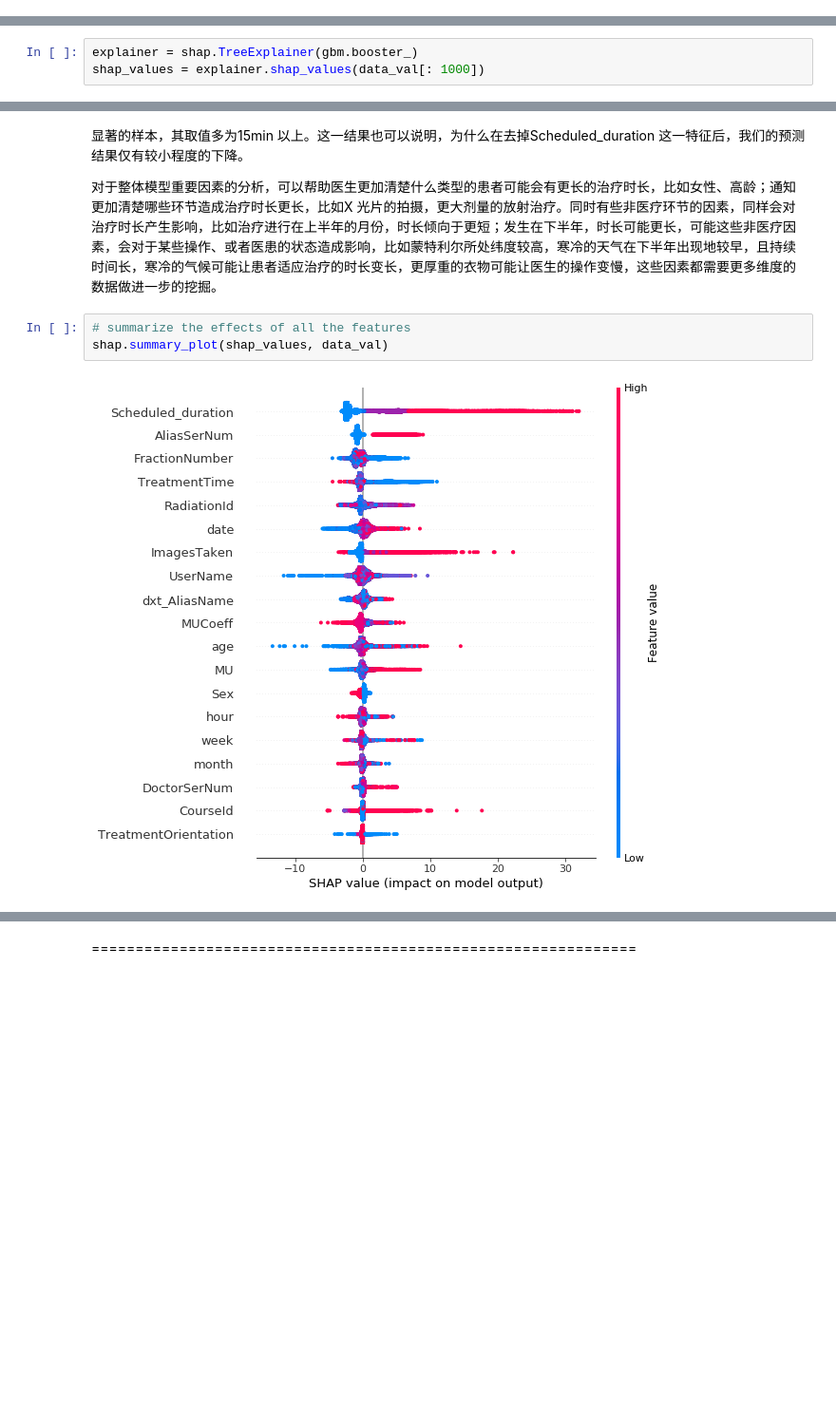
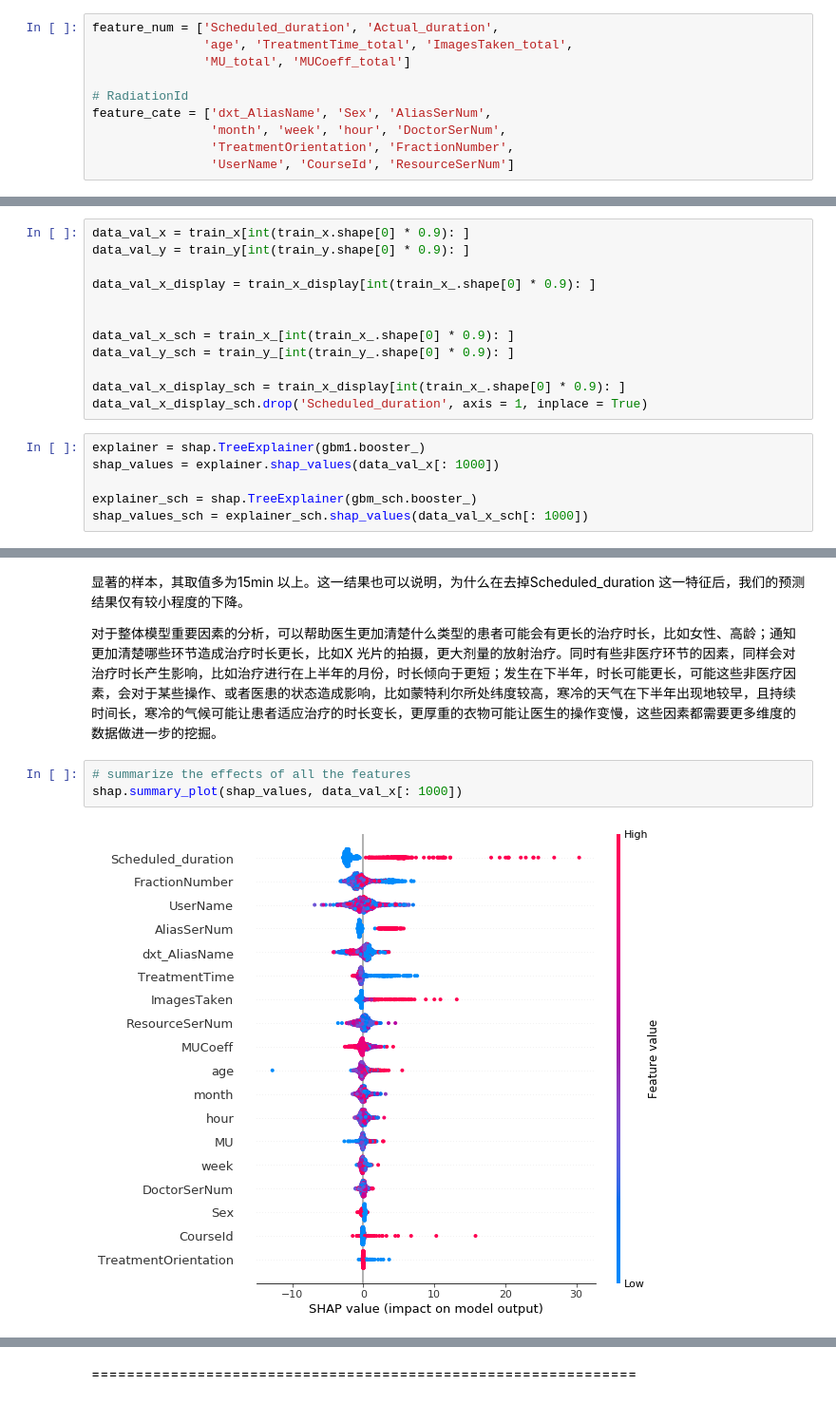
Before and after one commit to Alex2Yang97/waiting_time_project, a Jupyter notebook: code/数据预处理/ligthgbm_model.ipynb, the cells around one changed output, grey strips where cells are left out. Shown at 95% size. Saved outputs shown, nothing was run; the diff lists cells and outputs as text; blank space fills up the shorter version.

```diff
--- a/code/数据预处理/ligthgbm_model.ipynb
+++ b/code/数据预处理/ligthgbm_model.ipynb
@@ -29,6 +29,16 @@ def RMSE(pred_y, test_y):
 def MAE(pred_y, test_y):
     mae = sum(np.abs((pred_y - test_y))) / len(pred_y)
     return mae
+# %%
+feature_num = ['Scheduled_duration', 'Actual_duration',
+               'age', 'TreatmentTime_total', 'ImagesTaken_total',
+               'MU_total', 'MUCoeff_total']
+
+# RadiationId
+feature_cate = ['dxt_AliasName', 'Sex', 'AliasSerNum',
+                'month', 'week', 'hour', 'DoctorSerNum',
+                'TreatmentOrientation', 'FractionNumber',
+                'UserName', 'CourseId', 'ResourceSerNum']
 # %% [markdown]
 # 加载数据
 预处理后的数据，可以直接使用<br>
@@ -316,5 +343,20 @@ See the caveats in the documentation: http://pandas.pydata.org/pandas-docs/stabl
+# %%
+data_val_x = train_x[int(train_x.shape[0] * 0.9): ]
+data_val_y = train_y[int(train_y.shape[0] * 0.9): ]
+
+data_val_x_display = train_x_display[int(train_x_.shape[0] * 0.9): ]
+
+
+data_val_x_sch = train_x_[int(train_x_.shape[0] * 0.9): ]
+data_val_y_sch = train_y_[int(train_y_.shape[0] * 0.9): ]
+
+data_val_x_display_sch = train_x_display[int(train_x_.shape[0] * 0.9): ]
+data_val_x_display_sch.drop('Scheduled_duration', axis = 1, inplace = True)
 # %%
-explainer = shap.TreeExplainer(gbm.booster_)
-shap_values = explainer.shap_values(data_val[: 1000])
+explainer = shap.TreeExplainer(gbm1.booster_)
+shap_values = explainer.shap_values(data_val_x[: 1000])
+
+explainer_sch = shap.TreeExplainer(gbm_sch.booster_)
+shap_values_sch = explainer_sch.shap_values(data_val_x_sch[: 1000])
 # %% [output]
 Setting feature_perturbation = "tree_path_dependent" because no background data was given.
@@ -417,6 +507,6 @@ index |特征编码|特征值
 对于整体模型重要因素的分析，可以帮助医生更加清楚什么类型的患者可能会有更长的治疗时长，比如女性、高龄；通知更加清楚哪些环节造成治疗时长更长，比如X 光片的拍摄，更大剂量的放射治疗。同时有些非医疗环节的因素，同样会对治疗时长产生影响，比如治疗进行在上半年的月份，时长倾向于更短；发生在下半年，时长可能更长，可能这些非医疗因素，会对于某些操作、或者医患的状态造成影响，比如蒙特利尔所处纬度较高，寒冷的天气在下半年出现地较早，且持续时间长，寒冷的气候可能让患者适应治疗的时长变长，更厚重的衣物可能让医生的操作变慢，这些因素都需要更多维度的数据做进一步的挖掘。
 # %%
 # summarize the effects of all the features
-shap.summary_plot(shap_values, data_val)
+shap.summary_plot(shap_values, data_val_x[: 1000])
 # %% [output]
-[figure, old version]
+[figure, new version]
```
Also changed, not shown: parts of 39 cells of this notebook, 5 other files.
